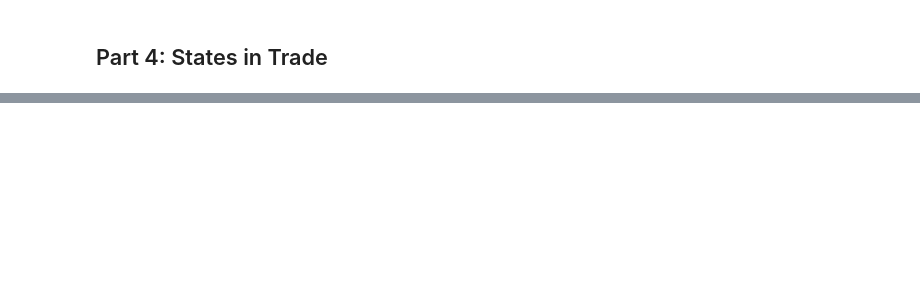
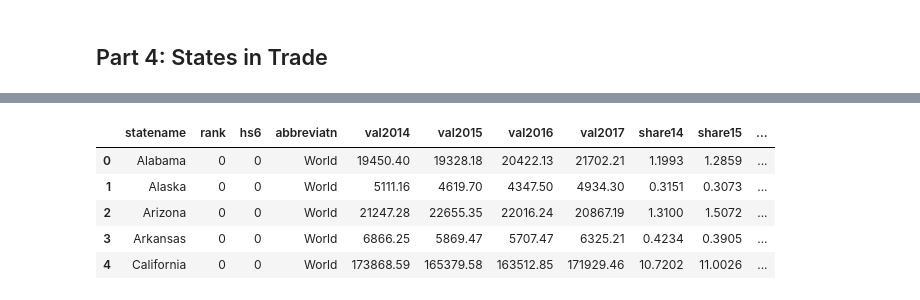
Before and after one commit to dyan10/US-Imports-and-Exports-Analysis-via-Visualization, a Jupyter notebook: US_International_Trade.ipynb, the cells around one changed output, grey strips where cells are left out. Drawn from its saved outputs; the diff is of its cells as text; code cells hidden in the pictures; blank space fills up the shorter version.

Commit message:
update total and state

```diff
--- a/US_International_Trade.ipynb
+++ b/US_International_Trade.ipynb
@@ -640,6 +686,5 @@ py.iplot(fig, filename='update_dropdown')
 # %% [markdown]
 ## Part 4: States in Trade
 # %%
-states_item = pd.read_csv('../topexportitem_state.csv')
-states_country = pd.read_csv('../topexportcountry_state.csv')
+state_products = pd.read_csv("topexportitem_state.csv")
 # %%
@@ -662,0 +703,3 @@ states_country.head()
+# %%
+top3_list = pd.read_csv("top3_state.csv")
+top3_list.head()
@@ -662,0 +713,18 @@ states_country.head()
+# %%
+state_world = state_products[state_products['abbreviatn']=='World']
+state_world = pd.merge(state_world, top3_list, on = ['statename'])
+# %%
+states = pd.read_csv("../states.csv")
+merged_state = pd.merge(state_world,states,how="left",left_on = ['statename'],right_on=['State'])
+# %%
+merged_state['Text'] = merged_state['State']+"<br>Top Export Product:<br>" + \
+                    merged_state['1']+ '<br>'+merged_state['2']+\
+                    '<br>' +merged_state['3']
+merged_state.head()
+# %% [output]
+|  | statename | rank | hs6 | abbreviatn | val2014 | val2015 | val2016 | val2017 | share14 | share15 | ... |
+| 0 | Alabama | 0 | 0 | World | 19450.40 | 19328.18 | 20422.13 | 21702.21 | 1.1993 | 1.2859 | ... |
+| 1 | Alaska | 0 | 0 | World | 5111.16 | 4619.70 | 4347.50 | 4934.30 | 0.3151 | 0.3073 | ... |
+| 2 | Arizona | 0 | 0 | World | 21247.28 | 22655.35 | 22016.24 | 20867.19 | 1.3100 | 1.5072 | ... |
+| 3 | Arkansas | 0 | 0 | World | 6866.25 | 5869.47 | 5707.47 | 6325.21 | 0.4234 | 0.3905 | ... |
+| 4 | California | 0 | 0 | World | 173868.59 | 165379.58 | 163512.85 | 171929.46 | 10.7202 | 11.0026 | ... |
```
Also changed, not shown: parts of 15 cells of this notebook.
